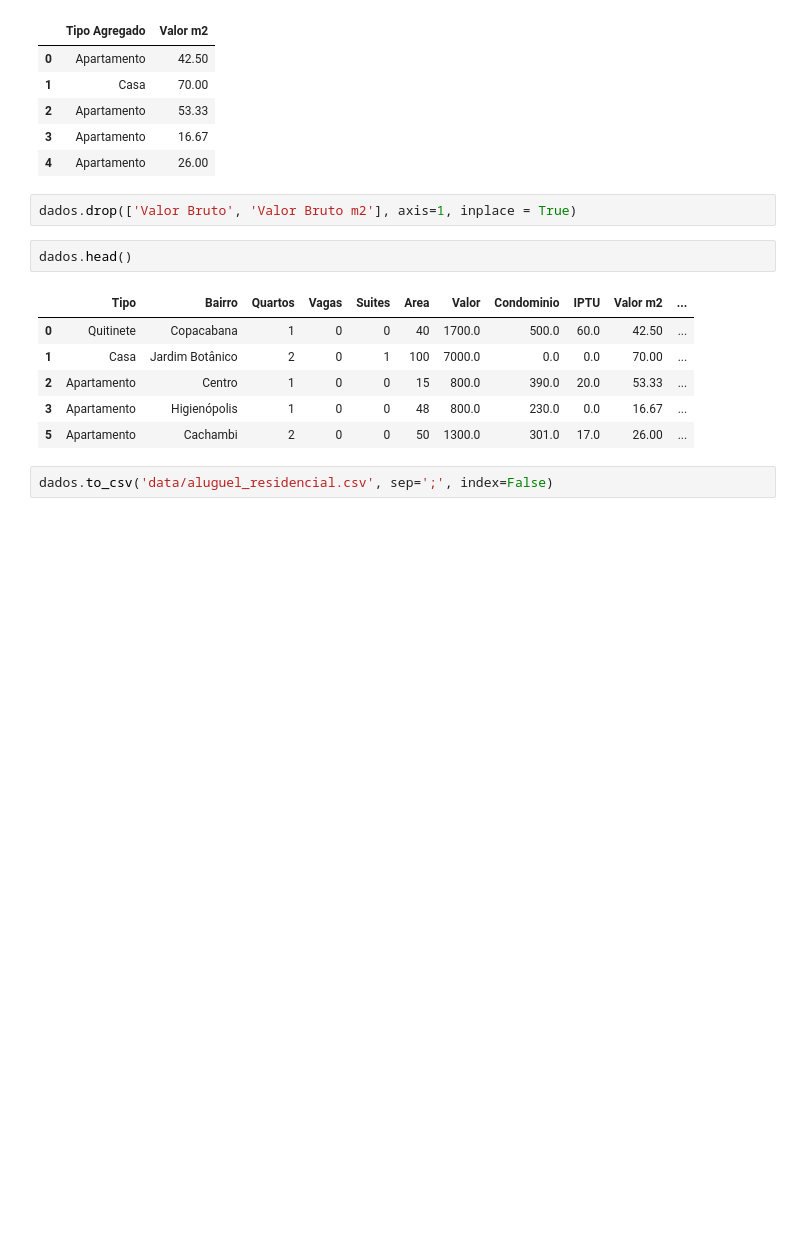
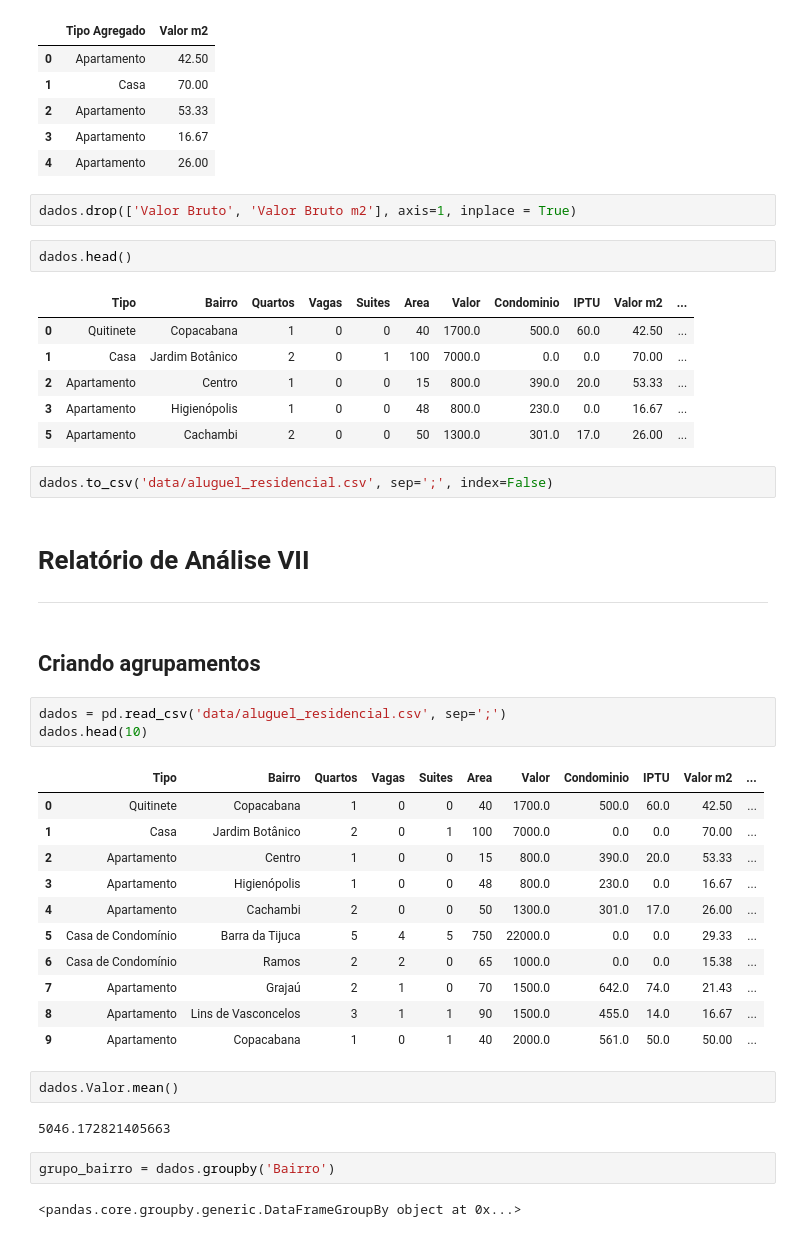
Before and after one commit to Lyarkh/Tratando_e_analisando_dados_Pandas, a Jupyter notebook: Notebooks_e_datasets/Relatorios.ipynb, the cells around one changed output. Saved outputs shown, nothing was run; the diff lists cells and outputs as text; blank space fills up the shorter version.

```diff
--- a/Notebooks_e_datasets/Relatorios.ipynb
+++ b/Notebooks_e_datasets/Relatorios.ipynb
@@ -738,3 +738,31 @@ dados.head()
 | 5 | Apartamento | Cachambi | 2 | 0 | 0 | 50 | 1300.0 | 301.0 | 17.0 | 26.00 | ... |
 # %%
 dados.to_csv('data/aluguel_residencial.csv', sep=';', index=False)
+# %% [markdown]
+# Relatório de Análise VII
+---
+# %% [markdown]
+## Criando agrupamentos
+# %%
+dados = pd.read_csv('data/aluguel_residencial.csv', sep=';')
+dados.head(10)
+# %% [output]
+|  | Tipo | Bairro | Quartos | Vagas | Suites | Area | Valor | Condominio | IPTU | Valor m2 | ... |
+| 0 | Quitinete | Copacabana | 1 | 0 | 0 | 40 | 1700.0 | 500.0 | 60.0 | 42.50 | ... |
+| 1 | Casa | Jardim Botânico | 2 | 0 | 1 | 100 | 7000.0 | 0.0 | 0.0 | 70.00 | ... |
+| 2 | Apartamento | Centro | 1 | 0 | 0 | 15 | 800.0 | 390.0 | 20.0 | 53.33 | ... |
+| 3 | Apartamento | Higienópolis | 1 | 0 | 0 | 48 | 800.0 | 230.0 | 0.0 | 16.67 | ... |
+| 4 | Apartamento | Cachambi | 2 | 0 | 0 | 50 | 1300.0 | 301.0 | 17.0 | 26.00 | ... |
+| 5 | Casa de Condomínio | Barra da Tijuca | 5 | 4 | 5 | 750 | 22000.0 | 0.0 | 0.0 | 29.33 | ... |
+| 6 | Casa de Condomínio | Ramos | 2 | 2 | 0 | 65 | 1000.0 | 0.0 | 0.0 | 15.38 | ... |
+| 7 | Apartamento | Grajaú | 2 | 1 | 0 | 70 | 1500.0 | 642.0 | 74.0 | 21.43 | ... |
+| 8 | Apartamento | Lins de Vasconcelos | 3 | 1 | 1 | 90 | 1500.0 | 455.0 | 14.0 | 16.67 | ... |
+| 9 | Apartamento | Copacabana | 1 | 0 | 1 | 40 | 2000.0 | 561.0 | 50.0 | 50.00 | ... |
+# %%
+dados.Valor.mean()
+# %% [output]
+5046.172821405663
+# %%
+grupo_bairro = dados.groupby('Bairro')
+# %% [output]
+<pandas.core.groupby.generic.DataFrameGroupBy object at 0x...>
```
Also changed, not shown: parts of 6 cells of this notebook.
